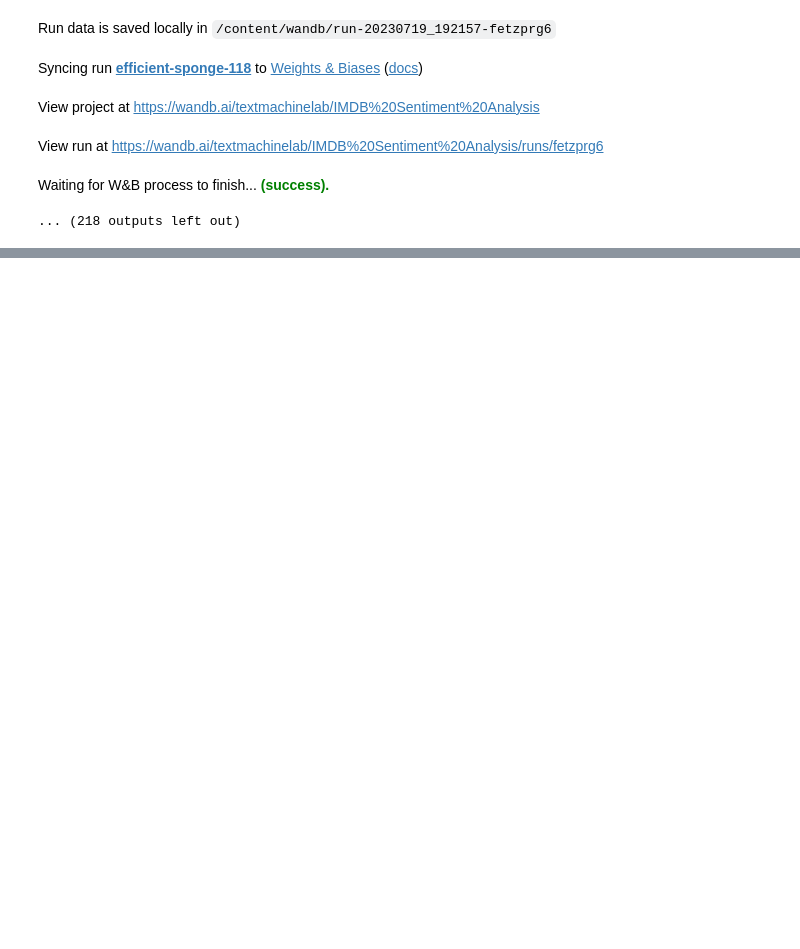
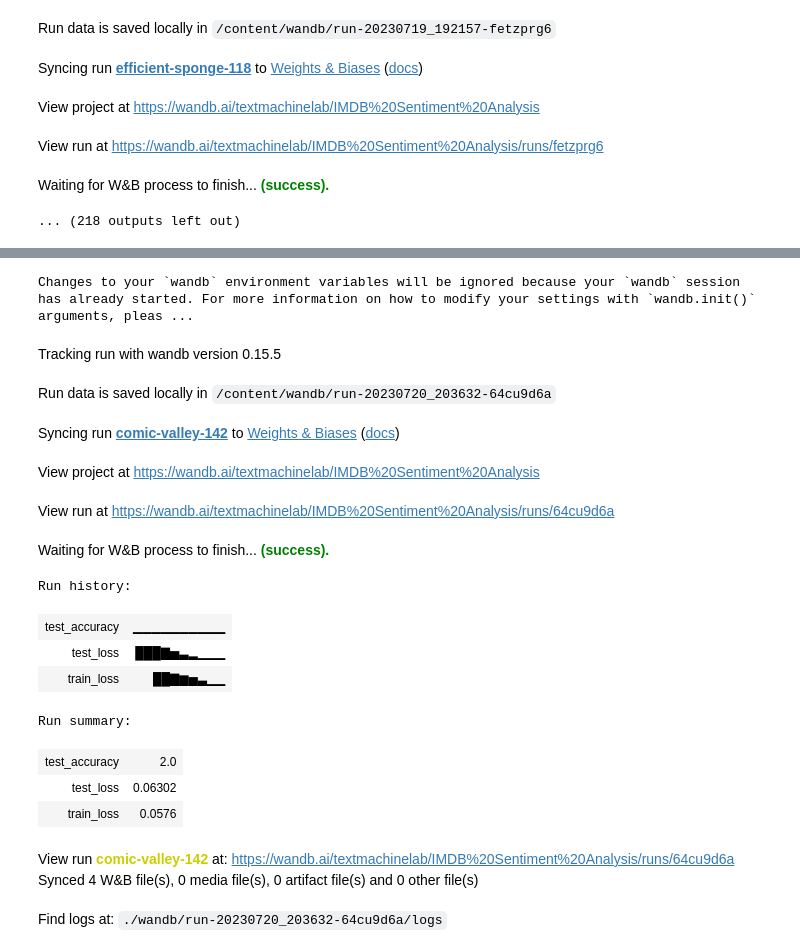
Before and after one commit to WolferkGIT/Deep-Learning, a Jupyter notebook: FCN_classifier_extended.ipynb, the cells around one changed output, grey strips where cells are left out. Saved outputs shown, nothing was run; the diff lists cells and outputs as text; code cells hidden in the pictures; blank space fills up the shorter version.

```diff
--- a/FCN_classifier_extended.ipynb
+++ b/FCN_classifier_extended.ipynb
@@ -904,0 +1029,25 @@ Waiting for W&B process to finish... (success).
+# %%
+RunTrainingSet(X_train, y_train, X_test, y_test,
+               hidden_size_pool = [600],
+               num_layers = [5],
+               learning_rates = [0.05],
+               num_epochs = 10)
+# %% [output]
+Changes to your `wandb` environment variables will be ignored because your `wandb` session has already started. For more information on how to modify your settings with `wandb.init()` arguments, pleas ...
+Tracking run with wandb version 0.15.5
+Run data is saved locally in /content/wandb/run-20230720_203632-64cu9d6a
+Syncing run comic-valley-142 to Weights & Biases (docs)
+View project at https://wandb.ai/textmachinelab/IMDB%20Sentiment%20Analysis
+View run at https://wandb.ai/textmachinelab/IMDB%20Sentiment%20Analysis/runs/64cu9d6a
+Waiting for W&B process to finish... (success).
+Run history:
+| test_accuracy | ▁▁▁▁▁▁▁▁▁▁ |
+| test_loss | ███▇▅▃▂▁▁▁ |
+| train_loss | ██▇▆▅▃▁▁ |
+Run summary:
+| test_accuracy | 2.0 |
+| test_loss | 0.06302 |
+| train_loss | 0.0576 |
+View run comic-valley-142 at: https://wandb.ai/textmachinelab/IMDB%20Sentiment%20Analysis/runs/64cu9d6a
+Synced 4 W&B file(s), 0 media file(s), 0 artifact file(s) and 0 other file(s)
+Find logs at: ./wandb/run-20230720_203632-64cu9d6a/logs
```
Also changed, not shown: parts of 8 cells of this notebook.
